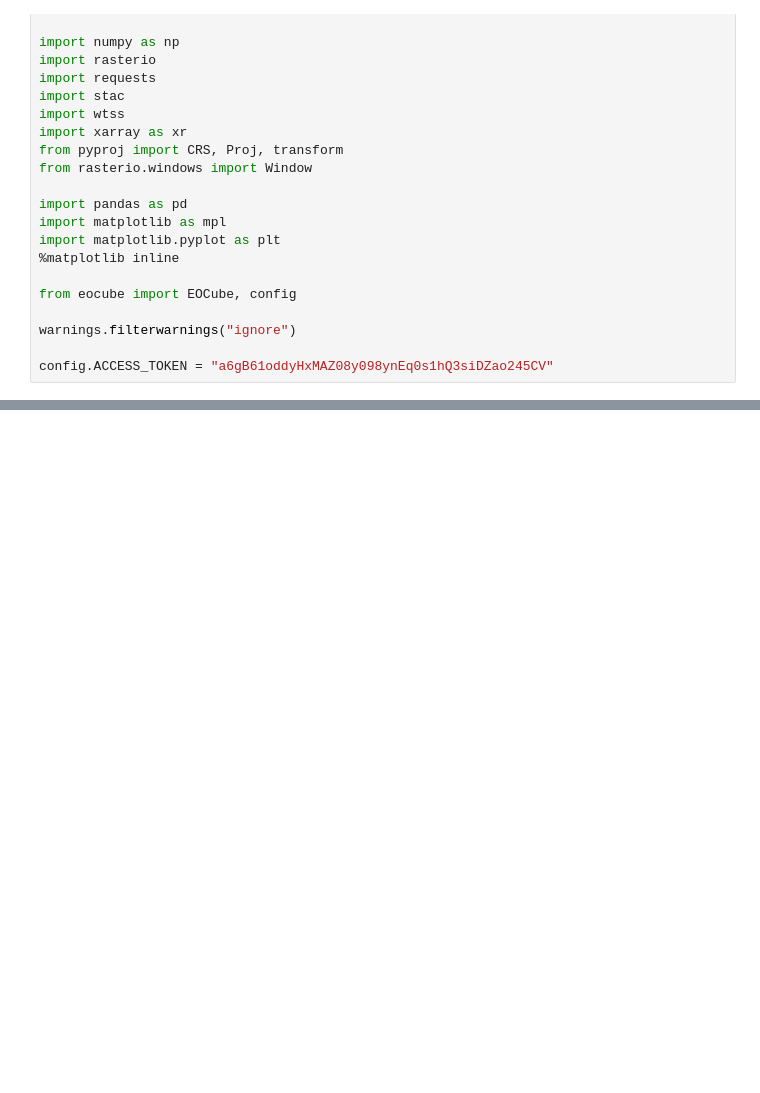
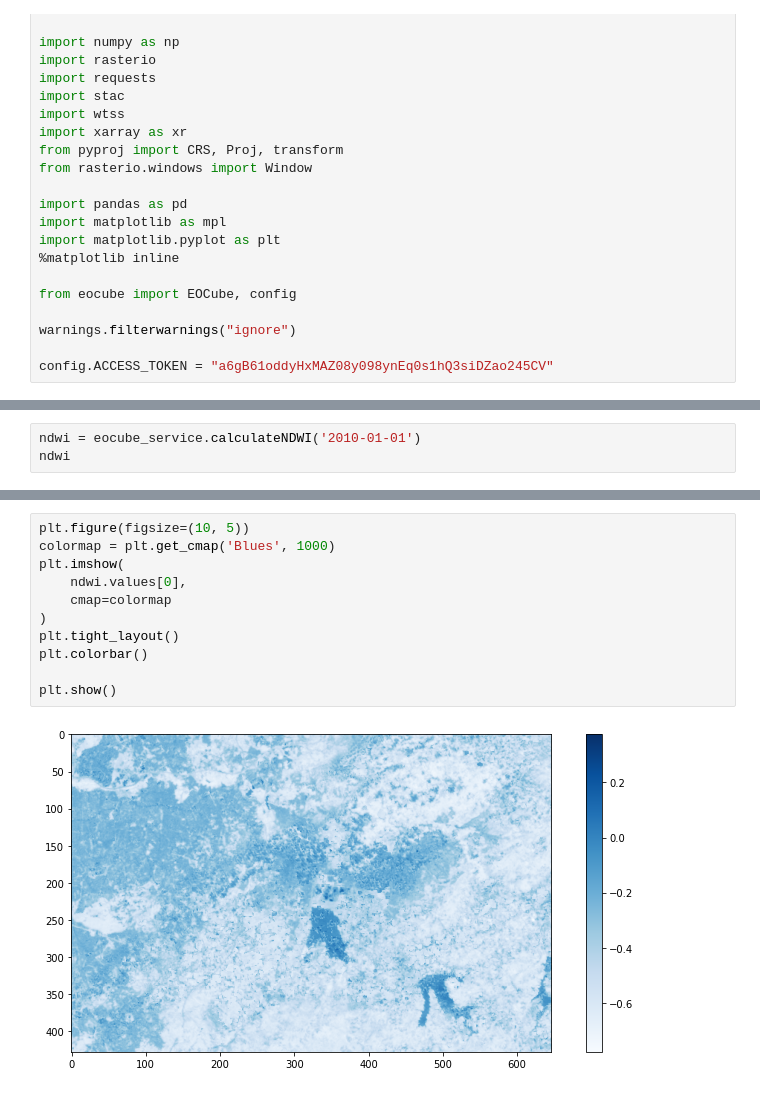
Before and after one commit to AbnerErnaniADSFatec/in-prog-geo, a Jupyter notebook: prog-geo/api-eodc-testes/EOCubeTests.ipynb, the cells around one changed output, grey strips where cells are left out. Drawn from its saved outputs; the diff is of its cells as text; blank space fills up the shorter version.

```diff
--- a/prog-geo/api-eodc-testes/EOCubeTests.ipynb
+++ b/prog-geo/api-eodc-testes/EOCubeTests.ipynb
@@ -124,0 +133,3 @@ Attributes:
+# %%
+ndwi = eocube_service.calculateNDWI('2010-01-01')
+ndwi
@@ -124,0 +155,13 @@ Attributes:
+# %%
+plt.figure(figsize=(10, 5))
+colormap = plt.get_cmap('Blues', 1000)
+plt.imshow(
+    ndwi.values[0],
+    cmap=colormap
+)
+plt.tight_layout()
+plt.colorbar()
+
+plt.show()
+# %% [output]
+[figure, added]
```
Also changed, not shown: parts of 26 cells of this notebook, 1 other file.
